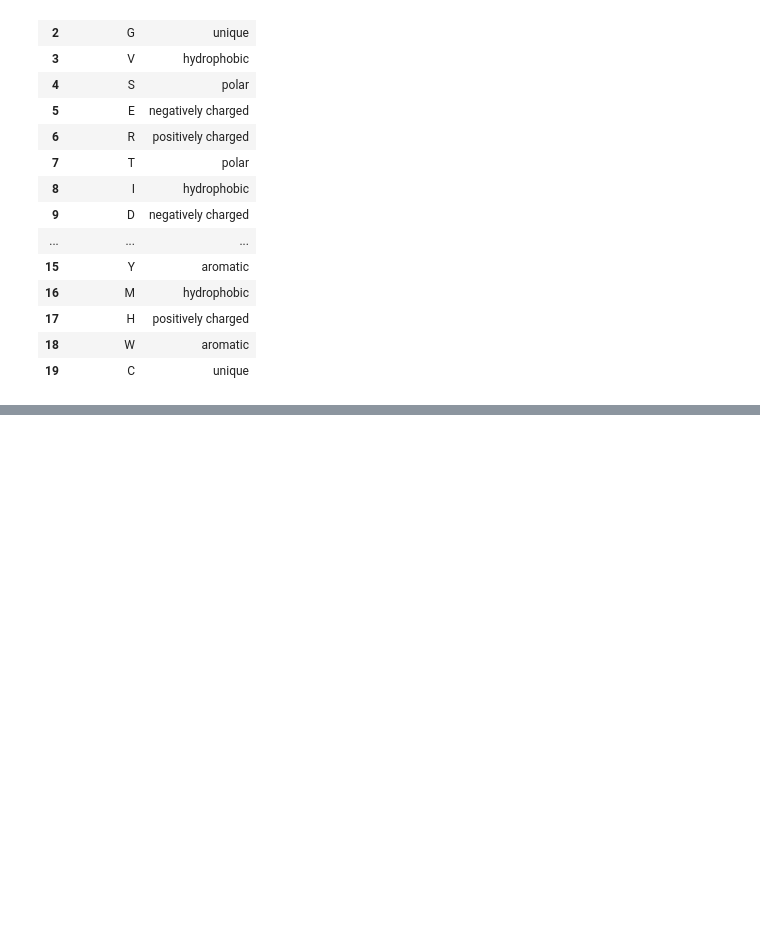
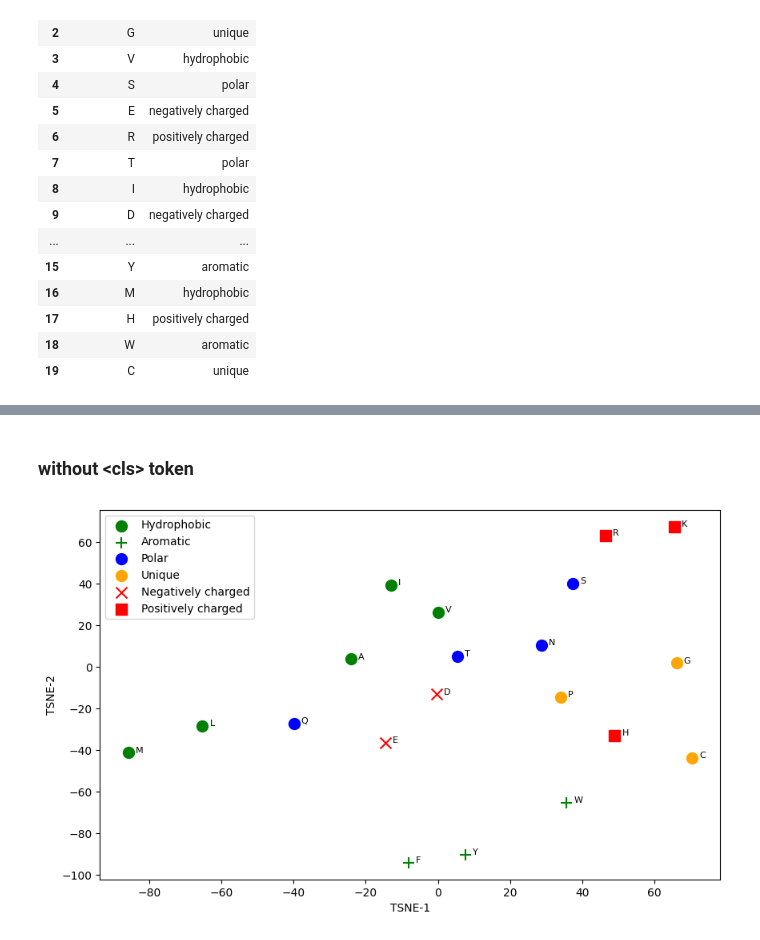
Before and after one commit to dgloukhman/unsupervised-learning-in-biology, a Jupyter notebook: experiments/Experiment_1.ipynb, the cells around one changed output, grey strips where cells are left out. Cells and saved outputs as stored; diff of their text form; code cells hidden in the pictures; blank space fills up the shorter version.

```diff
--- a/experiments/Experiment_1.ipynb
+++ b/experiments/Experiment_1.ipynb
@@ -109,0 +101,20 @@ plt.show()
+# %% [markdown]
+### without \<cls\> token
+# %%
+#plot amino token
+data = [(aa, aa) for aa in amino_acids]
+batch_tokens = torch.tensor([alphabet.encode(aa) for aa in amino_acids])
+
+if torch.cuda.is_available():
+    batch_tokens = batch_tokens.to(device="cuda")
+
+with torch.no_grad():
+    representations = model(batch_tokens, repr_layers=[model.num_layers], return_contacts=False)['representations'][model.num_layers]
+representations = representations.detach()
+
+representations.squeeze_(1)
+
+emb = representations.cpu().numpy().reshape(20, -1)
+helper.plot_tsne_exp1(amino_acids_df, emb)
+# %% [output]
+[figure, added]
```
Also changed, not shown: parts of 11 cells of this notebook, 1 other file.
